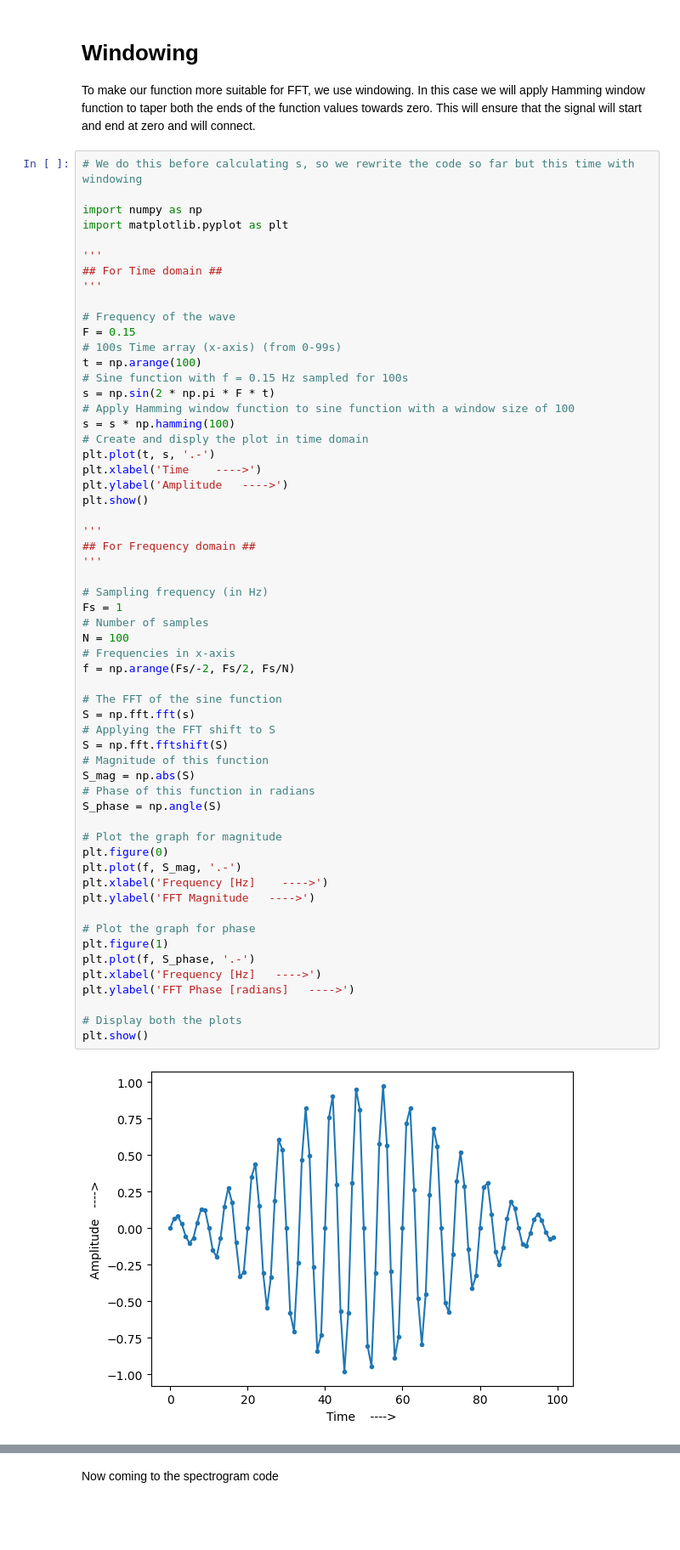
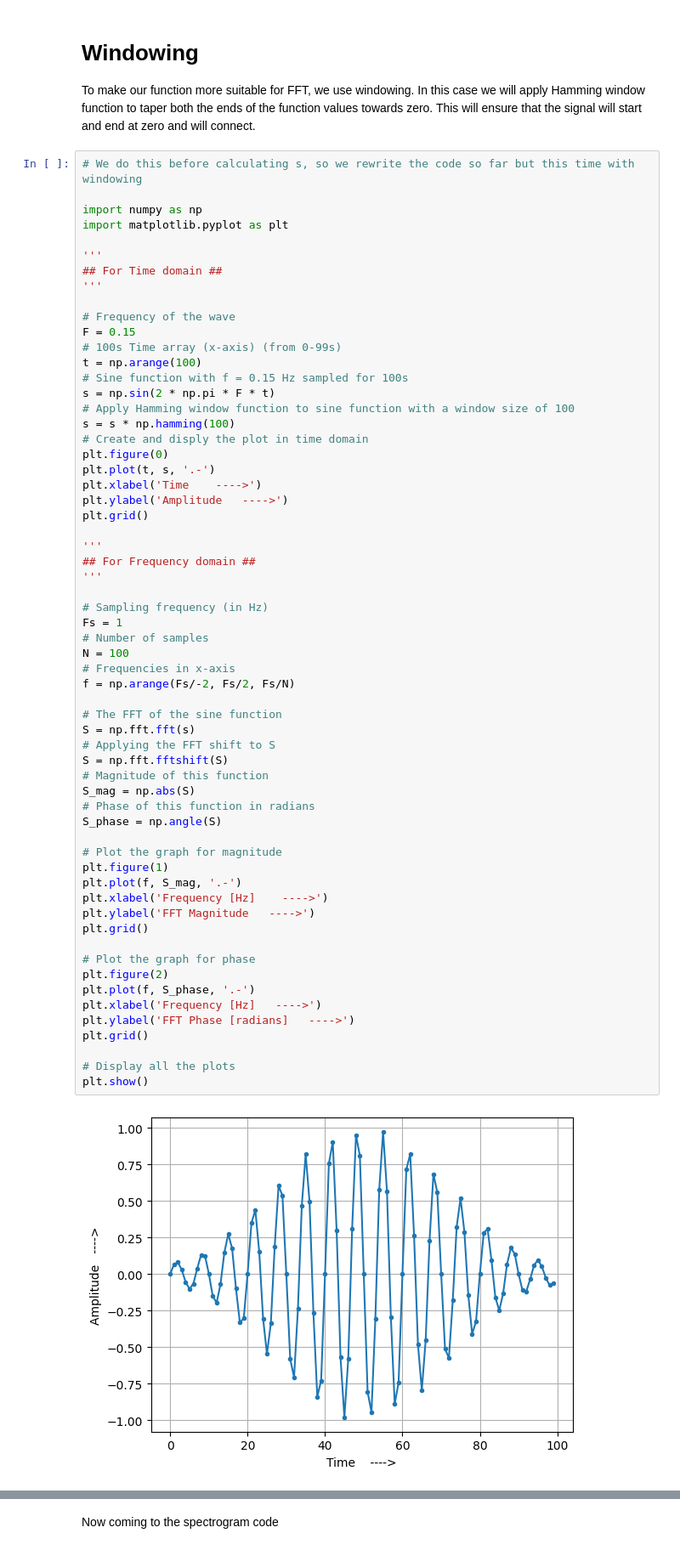
Before and after one commit to rstar900/PySDR, a Jupyter notebook: 01_frequency_domain.ipynb, the cells around one changed output, grey strips where cells are left out. Shown at 85% size. Cells and saved outputs as stored; diff of their text form; blank space fills up the shorter version.

```diff
--- a/01_frequency_domain.ipynb
+++ b/01_frequency_domain.ipynb
@@ -105,44 +114,47 @@ s = np.sin(2 * np.pi * F * t)
 # Apply Hamming window function to sine function with a window size of 100
 s = s * np.hamming(100)
 # Create and disply the plot in time domain
+plt.figure(0)
 plt.plot(t, s, '.-')
 plt.xlabel('Time    ---->')
 plt.ylabel('Amplitude   ---->')
-plt.show()
+plt.grid()
 
 '''
 ## For Frequency domain ##
 '''
 
 # Sampling frequency (in Hz)
 Fs = 1
 # Number of samples
 N = 100
 # Frequencies in x-axis
 f = np.arange(Fs/-2, Fs/2, Fs/N)
 
 # The FFT of the sine function
 S = np.fft.fft(s)
 # Applying the FFT shift to S
 S = np.fft.fftshift(S)
 # Magnitude of this function
 S_mag = np.abs(S)
 # Phase of this function in radians
 S_phase = np.angle(S)
 
 # Plot the graph for magnitude
-plt.figure(0)
+plt.figure(1)
 plt.plot(f, S_mag, '.-')
 plt.xlabel('Frequency [Hz]    ---->')
 plt.ylabel('FFT Magnitude   ---->')
+plt.grid()
 
 # Plot the graph for phase
-plt.figure(1)
+plt.figure(2)
 plt.plot(f, S_phase, '.-')
 plt.xlabel('Frequency [Hz]   ---->')
 plt.ylabel('FFT Phase [radians]   ---->')
+plt.grid()
 
-# Display both the plots
+# Display all the plots
 plt.show()
 # %% [output]
-[figure, old version]
+[figure, new version]
```
Also changed, not shown: parts of 10 cells of this notebook.
